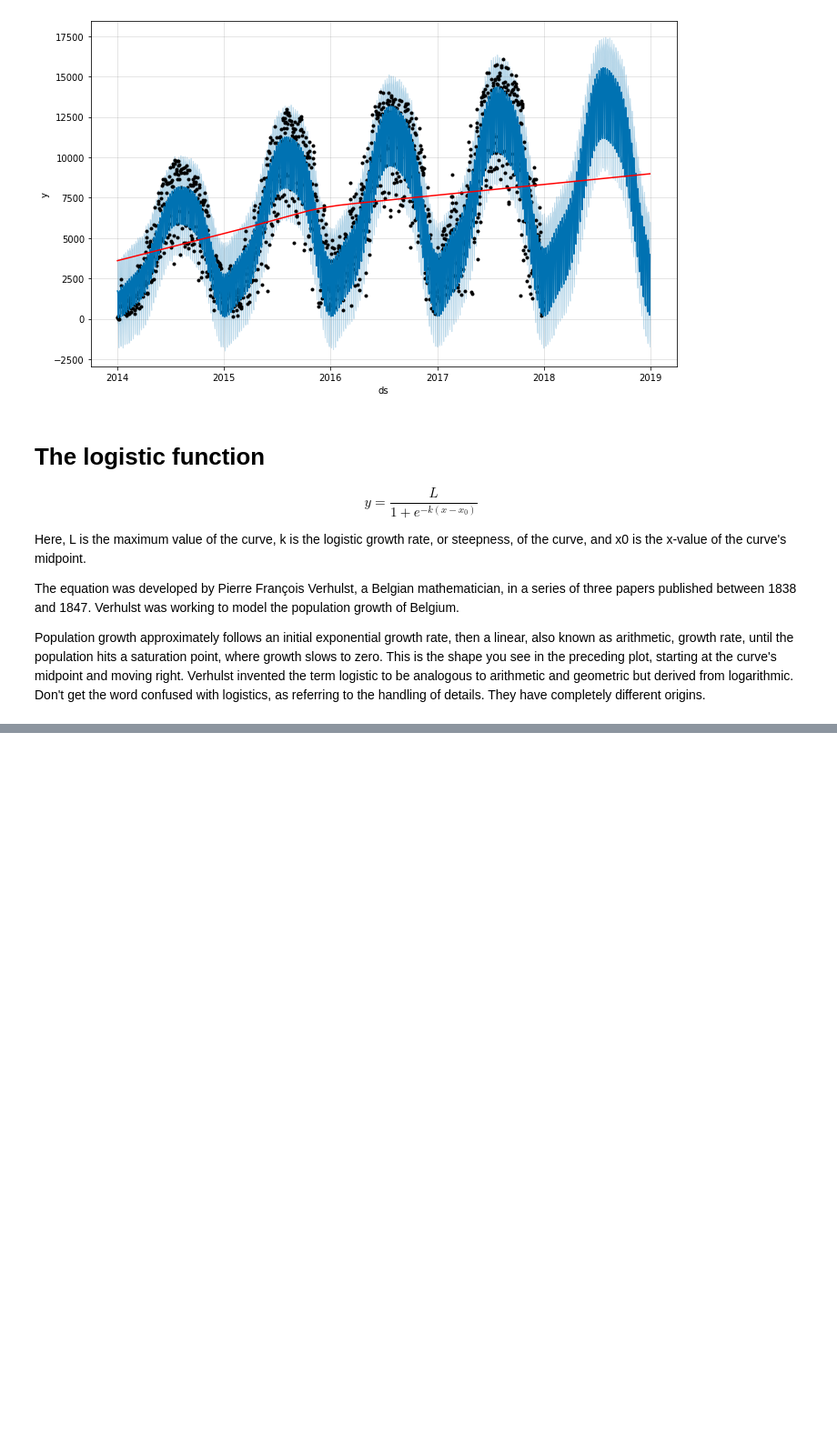
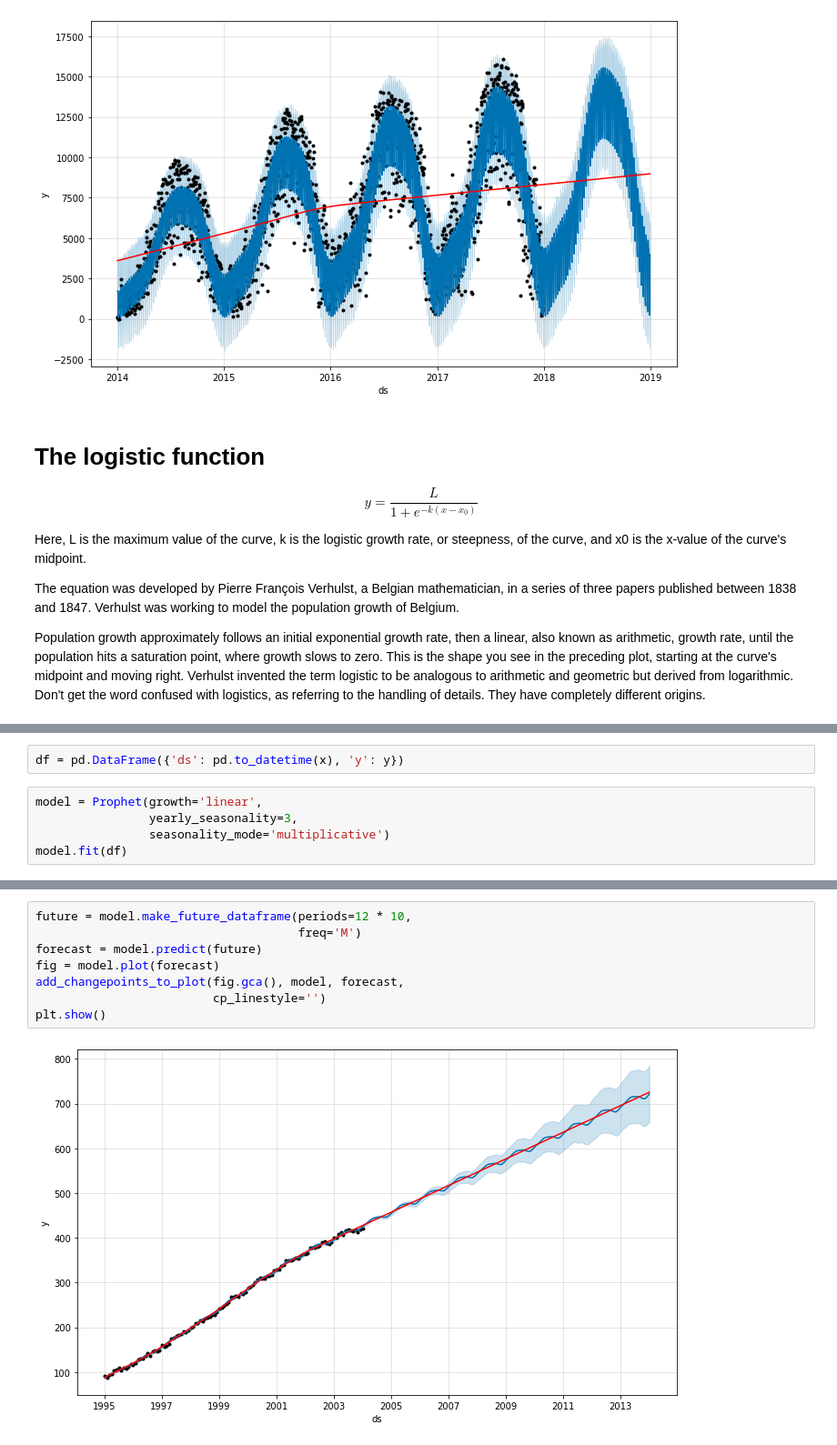
Before and after one commit to caiosainvallio/time-series, a Jupyter notebook: prophet/05_growth-modes.ipynb, the cells around one changed output, grey strips where cells are left out. Shown: that part at 91% size. Drawn from its saved outputs; the diff is of its cells as text; blank space fills up the shorter version.

```diff
--- a/prophet/05_growth-modes.ipynb
+++ b/prophet/05_growth-modes.ipynb
@@ -61,0 +82,7 @@ logistics, as referring to the handling of details. They have completely differe
+# %%
+df = pd.DataFrame({'ds': pd.to_datetime(x), 'y': y})
+# %%
+model = Prophet(growth='linear',
+                yearly_seasonality=3,
+                seasonality_mode='multiplicative')
+model.fit(df)
@@ -61,0 +108,10 @@ logistics, as referring to the handling of details. They have completely differe
+# %%
+future = model.make_future_dataframe(periods=12 * 10,
+                                     freq='M')
+forecast = model.predict(future)
+fig = model.plot(forecast)
+add_changepoints_to_plot(fig.gca(), model, forecast,
+                         cp_linestyle='')
+plt.show()
+# %% [output]
+[figure, added]
```
Also changed, not shown: parts of 20 cells of this notebook.
